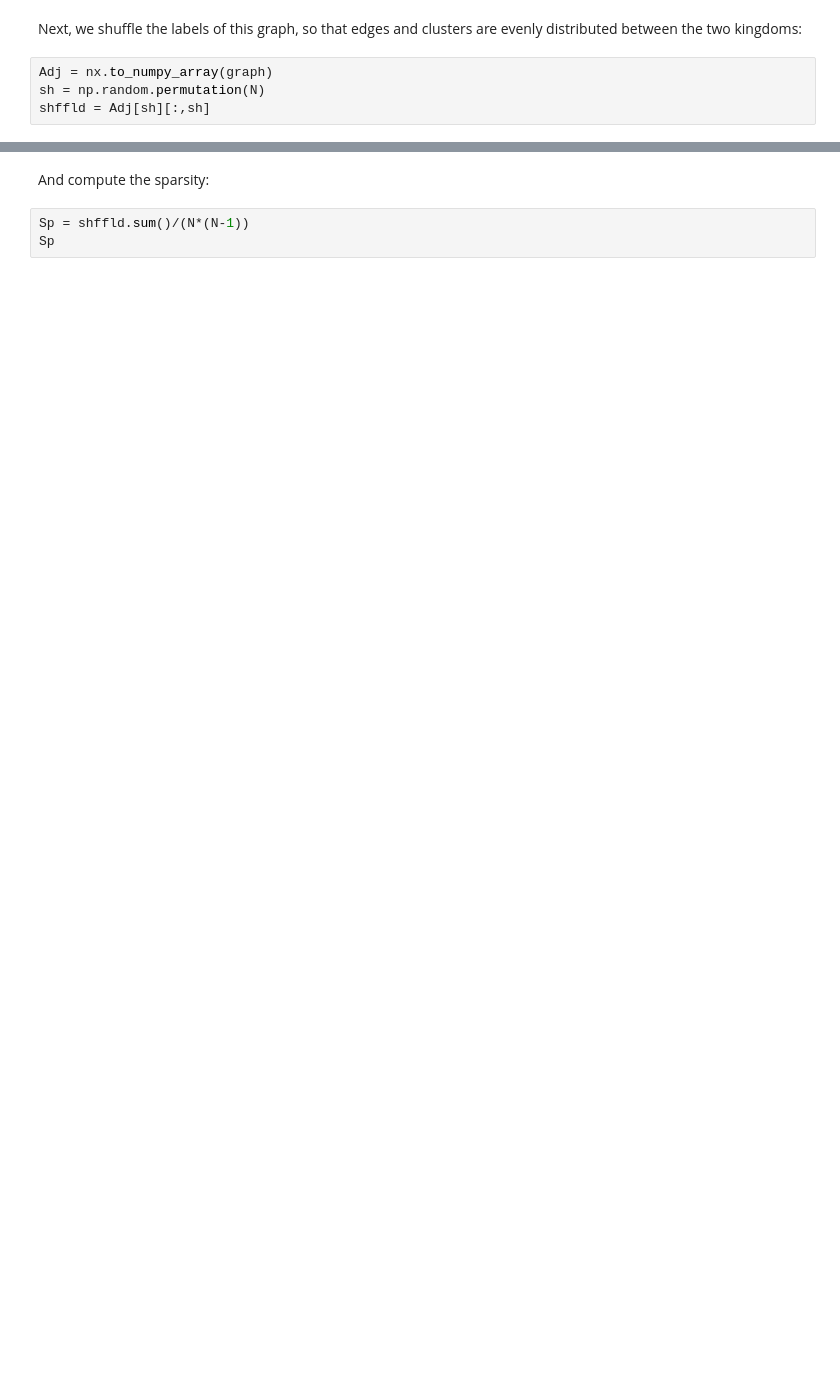
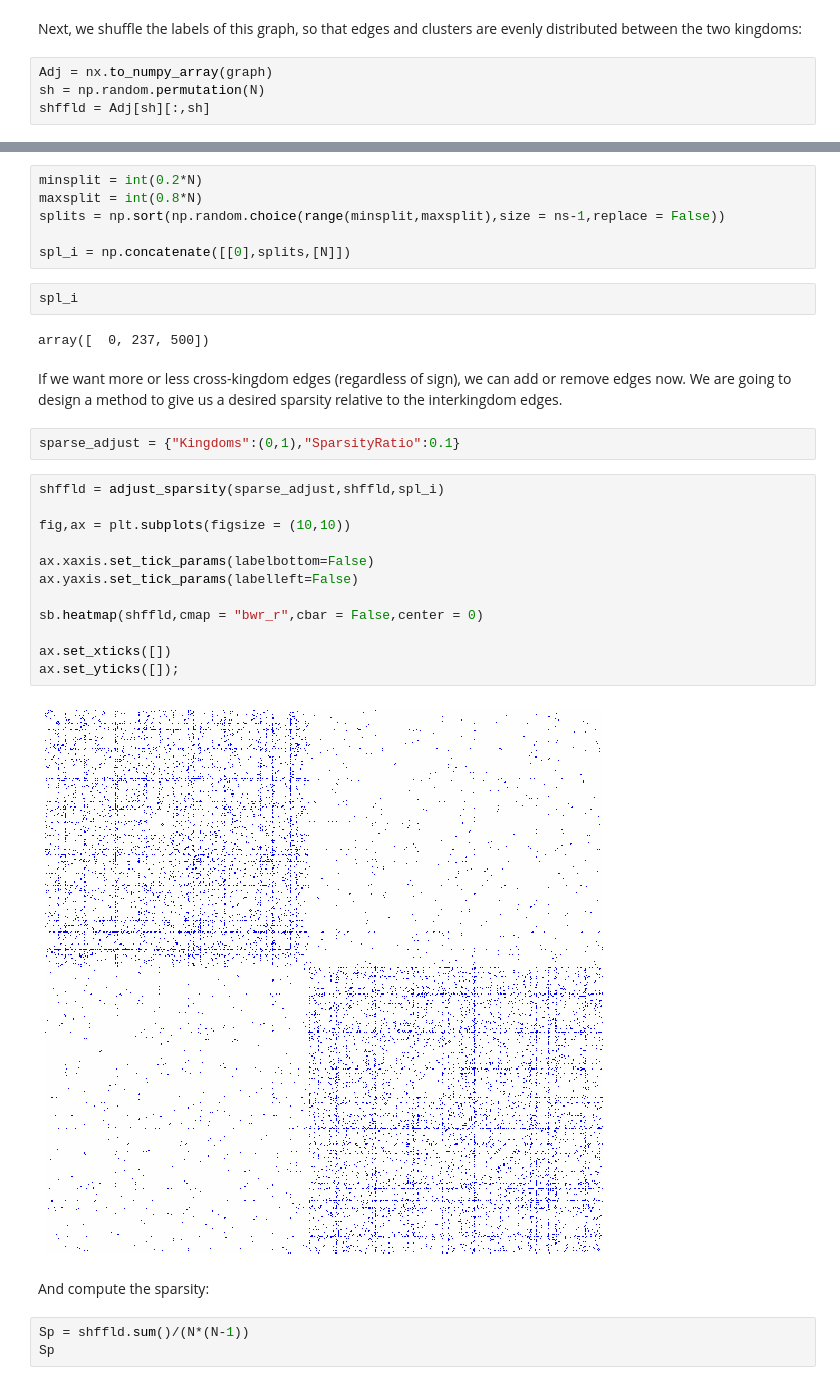
Before and after one commit to LANL-Bioinformatics/synthetic_transkingdom_data, a Jupyter notebook: Generating Synthetic Data.ipynb, the cells around one changed output, grey strips where cells are left out. Drawn from its saved outputs; the diff is of its cells as text; blank space fills up the shorter version.

```diff
--- a/Generating Synthetic Data.ipynb
+++ b/Generating Synthetic Data.ipynb
@@ -265,3 +293,31 @@ ax.set_yticks([]);
+# %%
+minsplit = int(0.2*N)
+maxsplit = int(0.8*N)
+splits = np.sort(np.random.choice(range(minsplit,maxsplit),size = ns-1,replace = False))
+
+spl_i = np.concatenate([[0],splits,[N]])
+# %%
+spl_i
+# %% [output]
+array([  0, 237, 500])
+# %% [markdown]
+If we want more or less cross-kingdom edges (regardless of sign), we can add or remove edges now. We are going to design a method to give us a desired sparsity relative to the interkingdom edges.
+# %%
+sparse_adjust = {"Kingdoms":(0,1),"SparsityRatio":0.1}
+# %%
+shffld = adjust_sparsity(sparse_adjust,shffld,spl_i)
+
+fig,ax = plt.subplots(figsize = (10,10))
+
+ax.xaxis.set_tick_params(labelbottom=False)
+ax.yaxis.set_tick_params(labelleft=False)
+
+sb.heatmap(shffld,cmap = "bwr_r",cbar = False,center = 0)
+
+ax.set_xticks([])
+ax.set_yticks([]);
+# %% [output]
+[figure, added]
 # %% [markdown]
 And compute the sparsity:
 # %%
```
Also changed, not shown: parts of 16 cells of this notebook, 2 other files.
